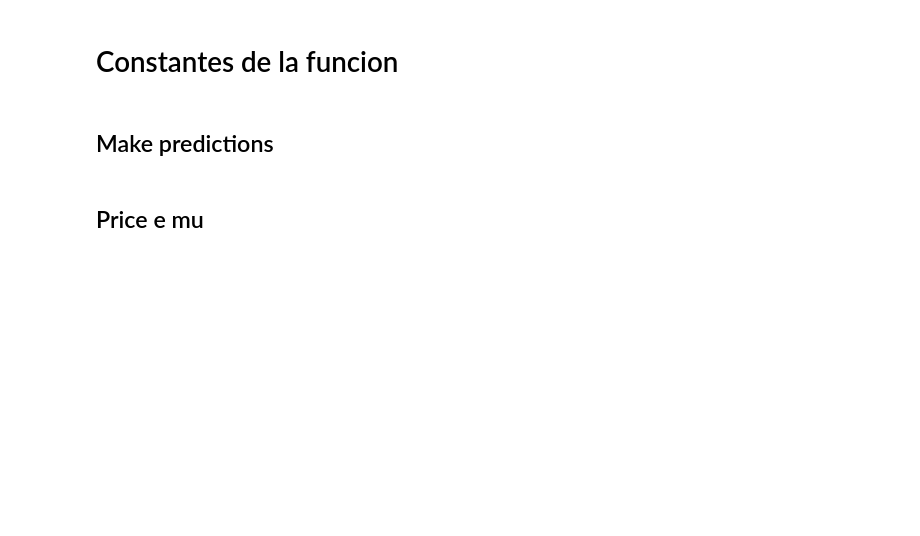
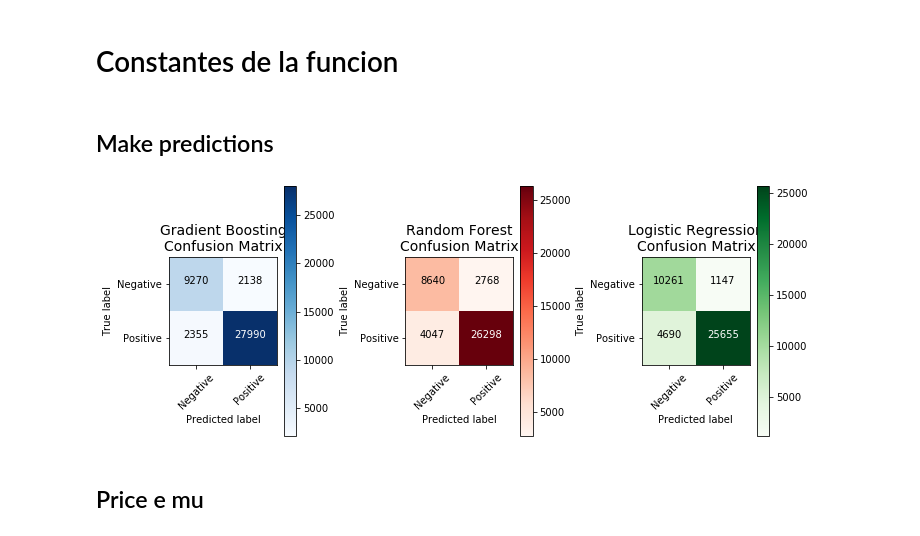
Before and after one commit to dcd141/SentimentAnalysis, a Jupyter notebook: 04_BusinessFunction/Costo_PCA.ipynb, the cells around one changed output. Drawn from its saved outputs; the diff is of its cells as text; code cells hidden in the pictures; blank space fills up the shorter version.

```diff
--- a/04_BusinessFunction/Costo_PCA.ipynb
+++ b/04_BusinessFunction/Costo_PCA.ipynb
@@ -235,6 +263,26 @@ rf_roc_auc
 gb_pred = pd.DataFrame(gb_model.predict(X_GB), columns = ['pred_gb'])
 rf_pred = pd.DataFrame(rf_model.predict(X_RF), columns = ['pred_rf'])
 lr_pred = pd.DataFrame(lr_model.predict(X_LR), columns = ['pred_lr'])
+# %%
+# Confusion matrix
+gb_cm = confusion_matrix(Y_tf, gb_pred)
+rf_cm = confusion_matrix(Y_tf, rf_pred)
+lr_cm = confusion_matrix(Y_tf, lr_pred)
+
+# Plotting
+fig = plt.figure(figsize=(10, 4))
+classes = ['Negative','Positive']
+plt.subplot(131)
+plot_confusion_matrix(gb_cm, classes, title='Gradient Boosting\nConfusion Matrix')
+plt.subplot(132)
+plot_confusion_matrix(rf_cm, classes, cmap=plt.cm.Reds, title='Random Forest\nConfusion Matrix')
+plt.subplot(133)
+plot_confusion_matrix(lr_cm, classes, cmap=plt.cm.Greens, title='Logistic Regression\nConfusion Matrix')
+
+plt.tight_layout()
+plt.show()
+# %% [output]
+[figure, added]
 # %% [markdown]
 ## Price e mu
 # %%
```
Also changed, not shown: parts of 13 cells of this notebook, 1 other file.
